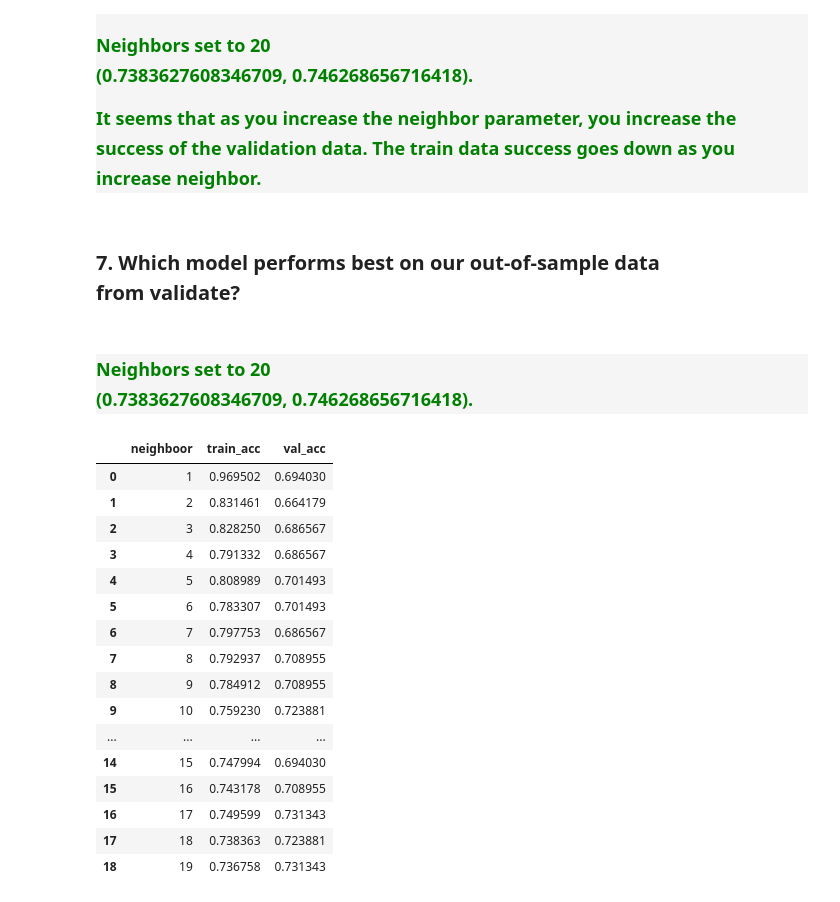
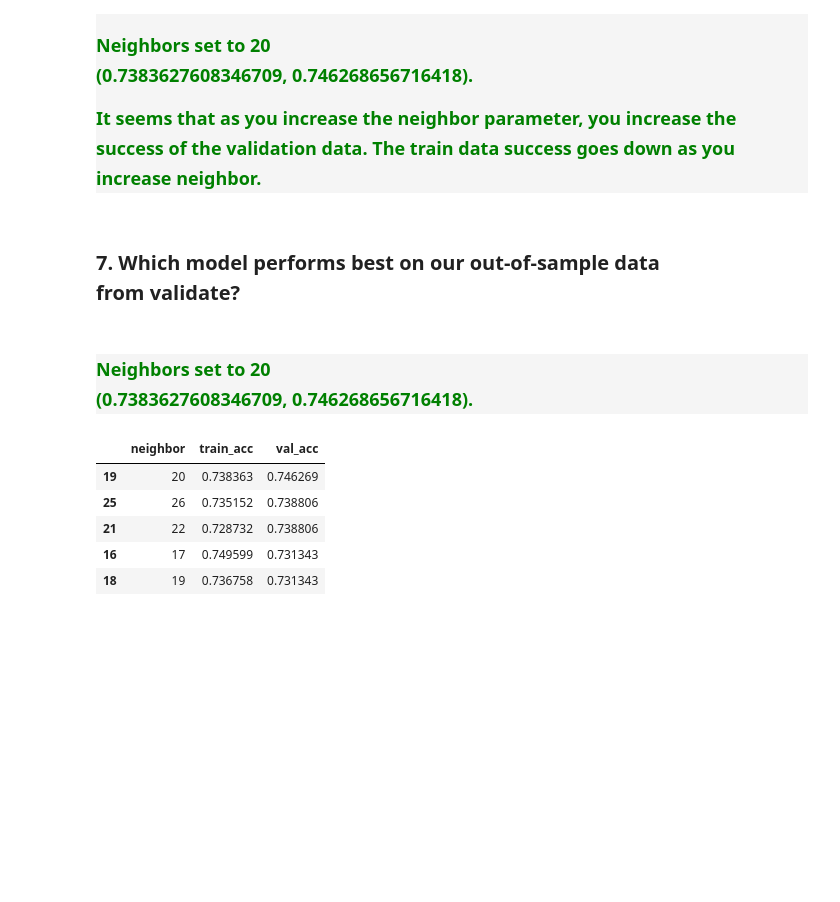
Before and after one commit to Jonathan-Garcia1/classification-exercises, a Jupyter notebook: knn_model.ipynb, the cells around one changed output. Saved outputs shown, nothing was run; the diff lists cells and outputs as text; code cells hidden in the pictures; blank space fills up the shorter version.

```diff
--- a/knn_model.ipynb
+++ b/knn_model.ipynb
@@ -195,16 +167,0 @@ train, val, test = titanic_pipeline()
-# %%
-#Create X_train (remove the target variable)
-X_train = train.drop(columns = ['survived'])
-#Create Y_train (only the target variable)
-y_train = train.survived
-
-#Create X_val (remove the target variable)
-X_val = val.drop(columns = ['survived'])
-#Create Y_val (only the target variable)
-y_val = val.survived
-# %%
-#Create the dummy columns
-X_train = pd.get_dummies(X_train)
-X_val = pd.get_dummies(X_val)
-#check results
-X_train.head()
@@ -218,7 +168,7 @@ X_train.head()
 # %%
-knn = KNeighborsClassifier(n_neighbors= 20)
+knn20 = KNeighborsClassifier(n_neighbors= 20)
 
-knn.fit(X_train, y_train)
+knn20.fit(X_train, y_train)
 # %% [output]
 KNeighborsClassifier(n_neighbors=20)
 # %%
@@ -286,46 +236,35 @@ Neighbors set to 20
 
 It seems that as you increase the neighbor parameter, you increase the success of the validation data. The train data success goes down as you increase neighbor.
 # %% [markdown]
-<h2 class="alert alert-block alert-info" style="font-size: 20px;">7. Which model performs best on our out-of-sample data from validate?
+<h2 class="alert alert-block alert-info" style="font-size: 20px;">7. Which model performs best on our out-of-sample data from validate?</h2>
 # %% [markdown]
 <h2 style='background-color: #F5F5F5; padding-left: 40px; padding-top: 10px; padding-bottom: 10px; padding-right: 10px; color: Green; font-size: 18px; box-sizing: border-box;'>Neighbors set to 20
 <br>
 (0.7383627608346709, 0.746268656716418).
 # %%
-#Test a combination of depths and min leaf settings.
+#Test a range of neighbors
 train_acc = []
 val_acc = []
-neighboor = []
+neighbor = []
 
-for nb_range in range(1, 20):
+for nb_range in range(1, 100):
     knn = KNeighborsClassifier(n_neighbors= nb_range)
     knn.fit(X_train, y_train)
 
-    neighboor.append(nb_range)
+    neighbor.append(nb_range)
 
     train_acc.append(knn.score(X_train, y_train))
     val_acc.append(knn.score(X_val, y_val))
 # %%
-knn_df = pd.DataFrame({'neighboor': neighboor,
+knn_df = pd.DataFrame({'neighbor': neighbor,
                       'train_acc': train_acc,
                       'val_acc': val_acc})
 
-knn_df
+knn_df.sort_values(by=['val_acc', 'train_acc', 'neighbor'], ascending=[False, False, True]).head(5)
 # %% [output]
-|  | neighboor | train_acc | val_acc |
-| 0 | 1 | 0.969502 | 0.694030 |
-| 1 | 2 | 0.831461 | 0.664179 |
-| 2 | 3 | 0.828250 | 0.686567 |
-| 3 | 4 | 0.791332 | 0.686567 |
-| 4 | 5 | 0.808989 | 0.701493 |
-| 5 | 6 | 0.783307 | 0.701493 |
-| 6 | 7 | 0.797753 | 0.686567 |
-| 7 | 8 | 0.792937 | 0.708955 |
-| 8 | 9 | 0.784912 | 0.708955 |
-| 9 | 10 | 0.759230 | 0.723881 |
-| ... | ... | ... | ... |
-| 14 | 15 | 0.747994 | 0.694030 |
-| 15 | 16 | 0.743178 | 0.708955 |
+|  | neighbor | train_acc | val_acc |
+| 19 | 20 | 0.738363 | 0.746269 |
+| 25 | 26 | 0.735152 | 0.738806 |
+| 21 | 22 | 0.728732 | 0.738806 |
 | 16 | 17 | 0.749599 | 0.731343 |
-| 17 | 18 | 0.738363 | 0.723881 |
 | 18 | 19 | 0.736758 | 0.731343 |
```
Also changed, not shown: parts of 16 cells of this notebook, 1 other file.
